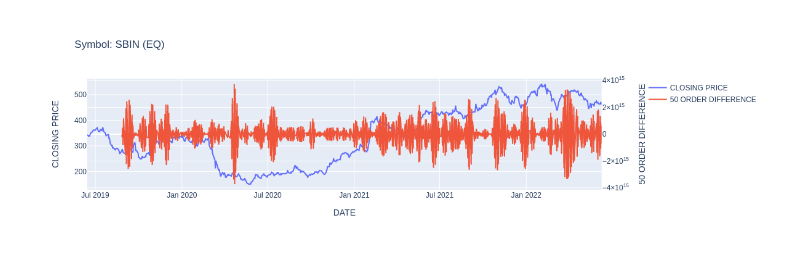
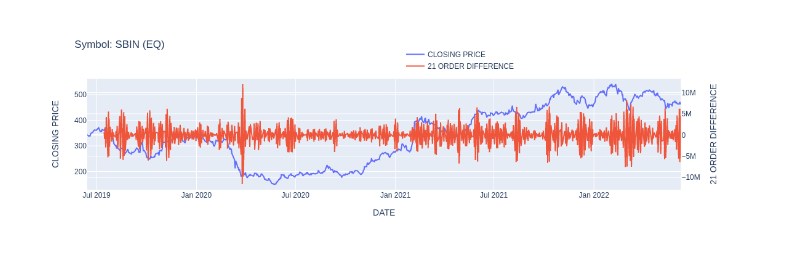
Before and after one commit to tanmay-sarkar-hub/stock-trading, a Jupyter notebook: k-level-diff.ipynb, the cells around one changed output. Drawn from its saved outputs; the diff is of its cells as text; code cells hidden in the pictures.

Commit message:
changed legend position

```diff
--- a/k-level-diff.ipynb
+++ b/k-level-diff.ipynb
@@ -3,7 +3,7 @@
 symbol = "SBIN"
 series = "EQ"
 yr = 3 # number of years of data
-k = 50 # differencing
+k = 21 # differencing
 # %%
 # import packages
 import pandas as pd
@@ -36,30 +36,31 @@ this_stock_data['Diff_'+ str(k)] = get_k_diff(this_stock_data['CH_CLOSING_PRICE'
 # %%
 # Create figure with secondary y-axis
 fig = make_subplots(specs=[[{"secondary_y": True}]])
 
 # Add traces
 fig.add_trace(
     go.Scatter(x=this_stock_data.index, y=this_stock_data['CH_CLOSING_PRICE'], name="CLOSING PRICE"),
     secondary_y=False,
 )
 
 fig.add_trace(
     go.Scatter(x=this_stock_data.index, y=this_stock_data['Diff_'+ str(k)], name=str(k) + " ORDER DIFFERENCE"),
     secondary_y=True,
 )
 
 # Add figure title
 fig.update_layout(
-    title_text="Symbol: " + symbol + " (" + series + ")"
+    title_text="Symbol: " + symbol + " (" + series + ")",
+    legend=dict(yanchor="top", y=1.3, xanchor="left", x=0.5)
 )
 
 # Set x-axis title
 fig.update_xaxes(title_text="DATE")
 
 # Set y-axes titles
 fig.update_yaxes(title_text="CLOSING PRICE", secondary_y=False)
 fig.update_yaxes(title_text=str(k) + " ORDER DIFFERENCE", secondary_y=True)
 
 fig.show()
 # %% [output]
-[figure, old version]
+[figure, new version]
```
